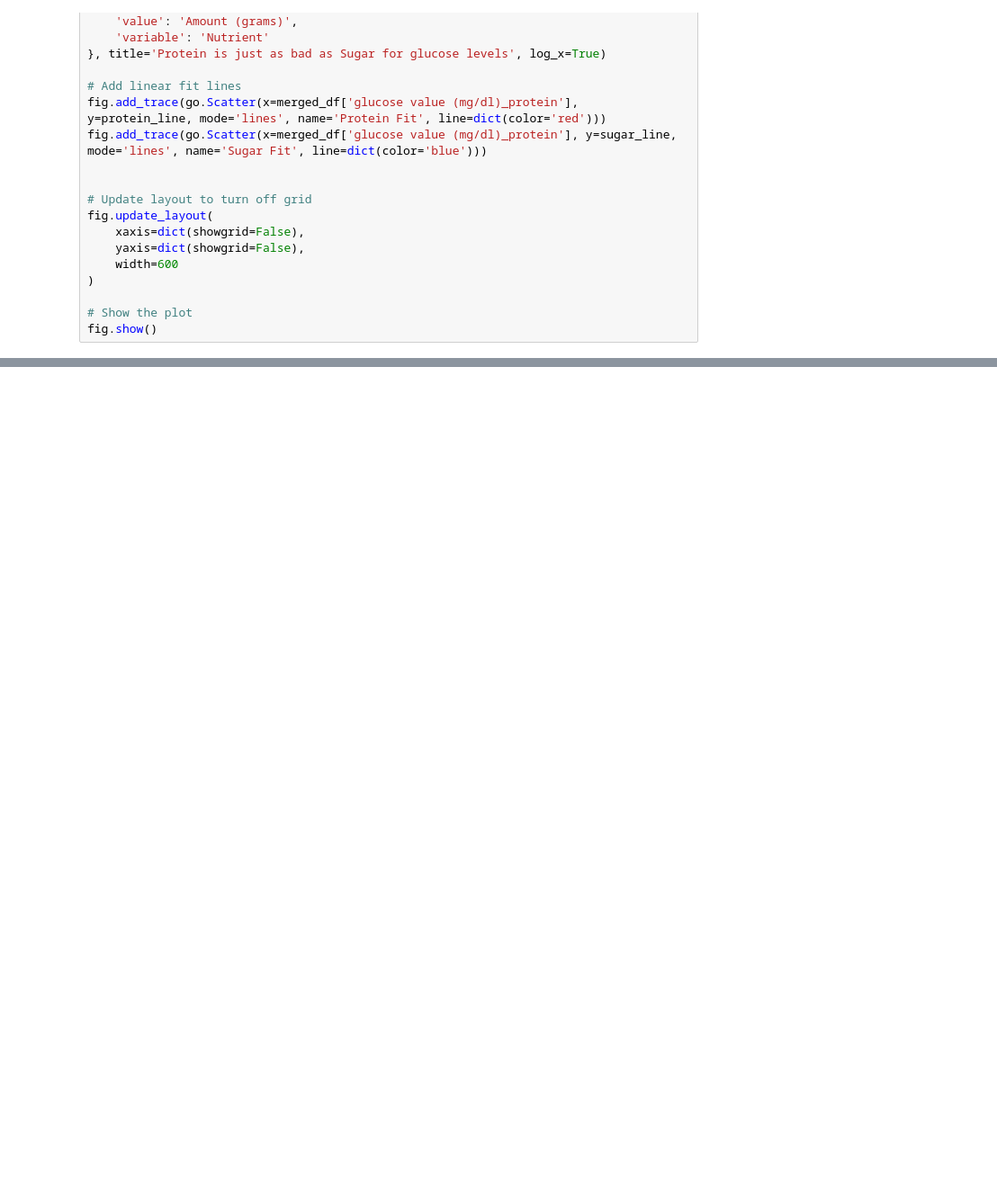
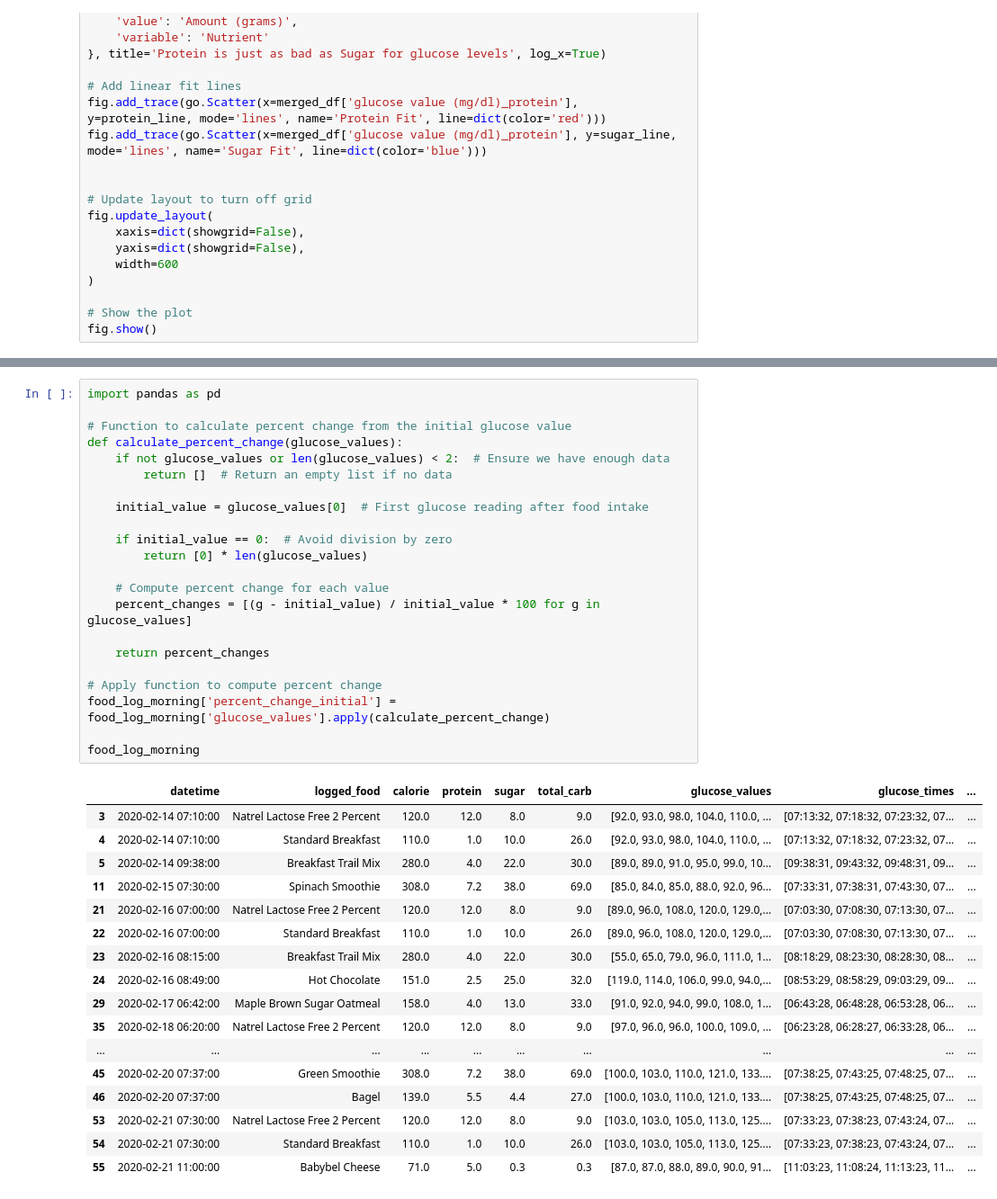
Before and after one commit to iamangeldi/dsc106_project2, a Jupyter notebook: project_2.ipynb, the cells around one changed output, grey strips where cells are left out. Shown: that part at 90% size. Drawn from its saved outputs; the diff is of its cells as text; blank space fills up the shorter version.

```diff
--- a/project_2.ipynb
+++ b/project_2.ipynb
@@ -362,0 +871,40 @@ fig.show()
+# %%
+import pandas as pd
+
+# Function to calculate percent change from the initial glucose value
+def calculate_percent_change(glucose_values):
+    if not glucose_values or len(glucose_values) < 2:  # Ensure we have enough data
+        return []  # Return an empty list if no data
+
+    initial_value = glucose_values[0]  # First glucose reading after food intake
+
+    if initial_value == 0:  # Avoid division by zero
+        return [0] * len(glucose_values)
+
+    # Compute percent change for each value
+    percent_changes = [(g - initial_value) / initial_value * 100 for g in glucose_values]
+
+    return percent_changes
+
+# Apply function to compute percent change
+food_log_morning['percent_change_initial'] = food_log_morning['glucose_values'].apply(calculate_percent_change)
+
+food_log_morning
+# %% [output]
+|  | datetime | logged_food | calorie | protein | sugar | total_carb | glucose_values | glucose_times | ... |
+| 3 | 2020-02-14 07:10:00 | Natrel Lactose Free 2 Percent | 120.0 | 12.0 | 8.0 | 9.0 | [92.0, 93.0, 98.0, 104.0, 110.0, ... | [07:13:32, 07:18:32, 07:23:32, 07... | ... |
+| 4 | 2020-02-14 07:10:00 | Standard Breakfast | 110.0 | 1.0 | 10.0 | 26.0 | [92.0, 93.0, 98.0, 104.0, 110.0, ... | [07:13:32, 07:18:32, 07:23:32, 07... | ... |
+| 5 | 2020-02-14 09:38:00 | Breakfast Trail Mix | 280.0 | 4.0 | 22.0 | 30.0 | [89.0, 89.0, 91.0, 95.0, 99.0, 10... | [09:38:31, 09:43:32, 09:48:31, 09... | ... |
+| 11 | 2020-02-15 07:30:00 | Spinach Smoothie | 308.0 | 7.2 | 38.0 | 69.0 | [85.0, 84.0, 85.0, 88.0, 92.0, 96... | [07:33:31, 07:38:31, 07:43:30, 07... | ... |
+| 21 | 2020-02-16 07:00:00 | Natrel Lactose Free 2 Percent | 120.0 | 12.0 | 8.0 | 9.0 | [89.0, 96.0, 108.0, 120.0, 129.0,... | [07:03:30, 07:08:30, 07:13:30, 07... | ... |
+| 22 | 2020-02-16 07:00:00 | Standard Breakfast | 110.0 | 1.0 | 10.0 | 26.0 | [89.0, 96.0, 108.0, 120.0, 129.0,... | [07:03:30, 07:08:30, 07:13:30, 07... | ... |
+| 23 | 2020-02-16 08:15:00 | Breakfast Trail Mix | 280.0 | 4.0 | 22.0 | 30.0 | [55.0, 65.0, 79.0, 96.0, 111.0, 1... | [08:18:29, 08:23:30, 08:28:30, 08... | ... |
+| 24 | 2020-02-16 08:49:00 | Hot Chocolate | 151.0 | 2.5 | 25.0 | 32.0 | [119.0, 114.0, 106.0, 99.0, 94.0,... | [08:53:29, 08:58:29, 09:03:29, 09... | ... |
+| 29 | 2020-02-17 06:42:00 | Maple Brown Sugar Oatmeal | 158.0 | 4.0 | 13.0 | 33.0 | [91.0, 92.0, 94.0, 99.0, 108.0, 1... | [06:43:28, 06:48:28, 06:53:28, 06... | ... |
+| 35 | 2020-02-18 06:20:00 | Natrel Lactose Free 2 Percent | 120.0 | 12.0 | 8.0 | 9.0 | [97.0, 96.0, 96.0, 100.0, 109.0, ... | [06:23:28, 06:28:27, 06:33:28, 06... | ... |
+| ... | ... | ... | ... | ... | ... | ... | ... | ... | ... |
+| 45 | 2020-02-20 07:37:00 | Green Smoothie | 308.0 | 7.2 | 38.0 | 69.0 | [100.0, 103.0, 110.0, 121.0, 133.... | [07:38:25, 07:43:25, 07:48:25, 07... | ... |
+| 46 | 2020-02-20 07:37:00 | Bagel | 139.0 | 5.5 | 4.4 | 27.0 | [100.0, 103.0, 110.0, 121.0, 133.... | [07:38:25, 07:43:25, 07:48:25, 07... | ... |
+| 53 | 2020-02-21 07:30:00 | Natrel Lactose Free 2 Percent | 120.0 | 12.0 | 8.0 | 9.0 | [103.0, 103.0, 105.0, 113.0, 125.... | [07:33:23, 07:38:23, 07:43:24, 07... | ... |
+| 54 | 2020-02-21 07:30:00 | Standard Breakfast | 110.0 | 1.0 | 10.0 | 26.0 | [103.0, 103.0, 105.0, 113.0, 125.... | [07:33:23, 07:38:23, 07:43:24, 07... | ... |
+| 55 | 2020-02-21 11:00:00 | Babybel Cheese | 71.0 | 5.0 | 0.3 | 0.3 | [87.0, 87.0, 88.0, 89.0, 90.0, 91... | [11:03:23, 11:08:24, 11:13:23, 11... | ... |
```
Also changed, not shown: parts of 13 cells of this notebook.
